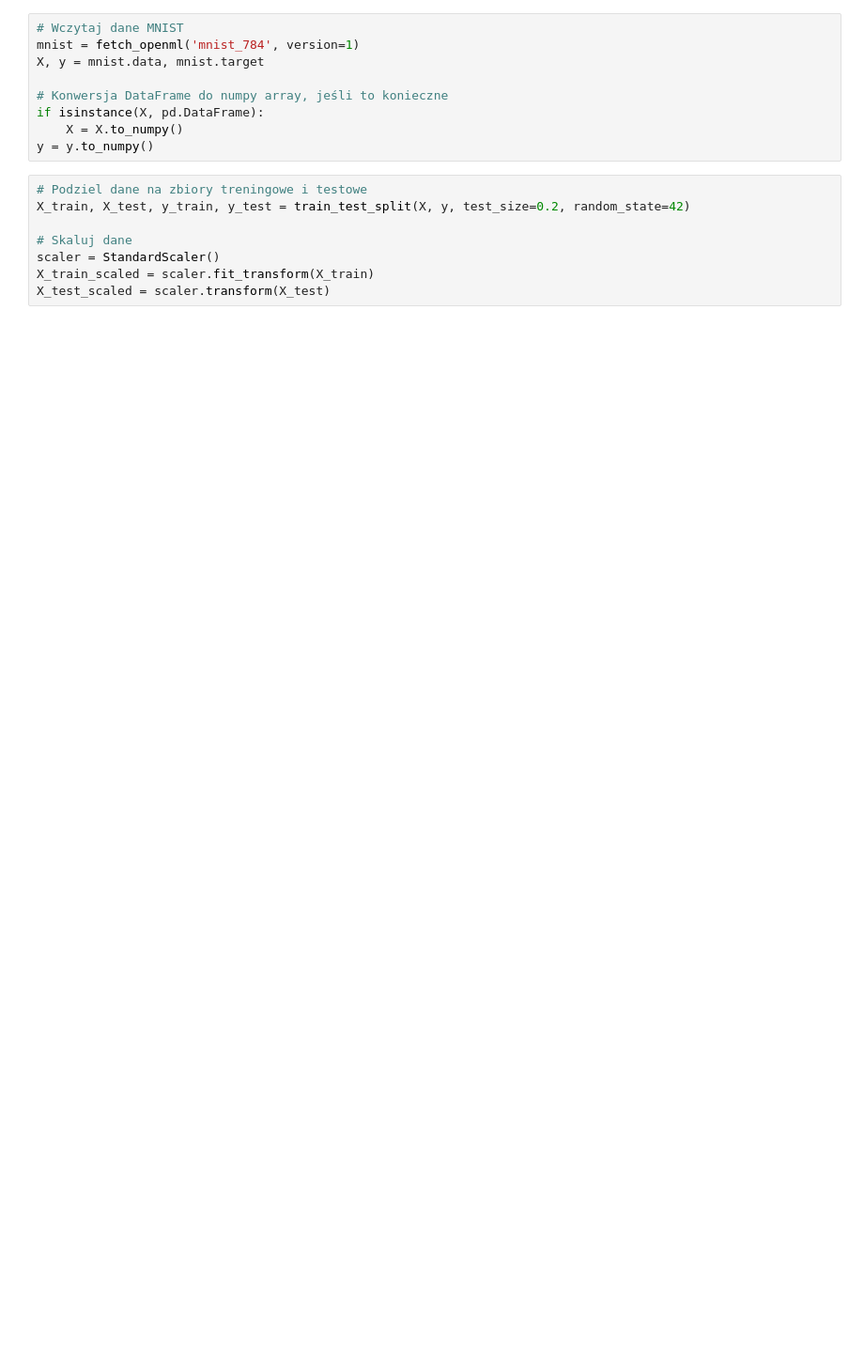
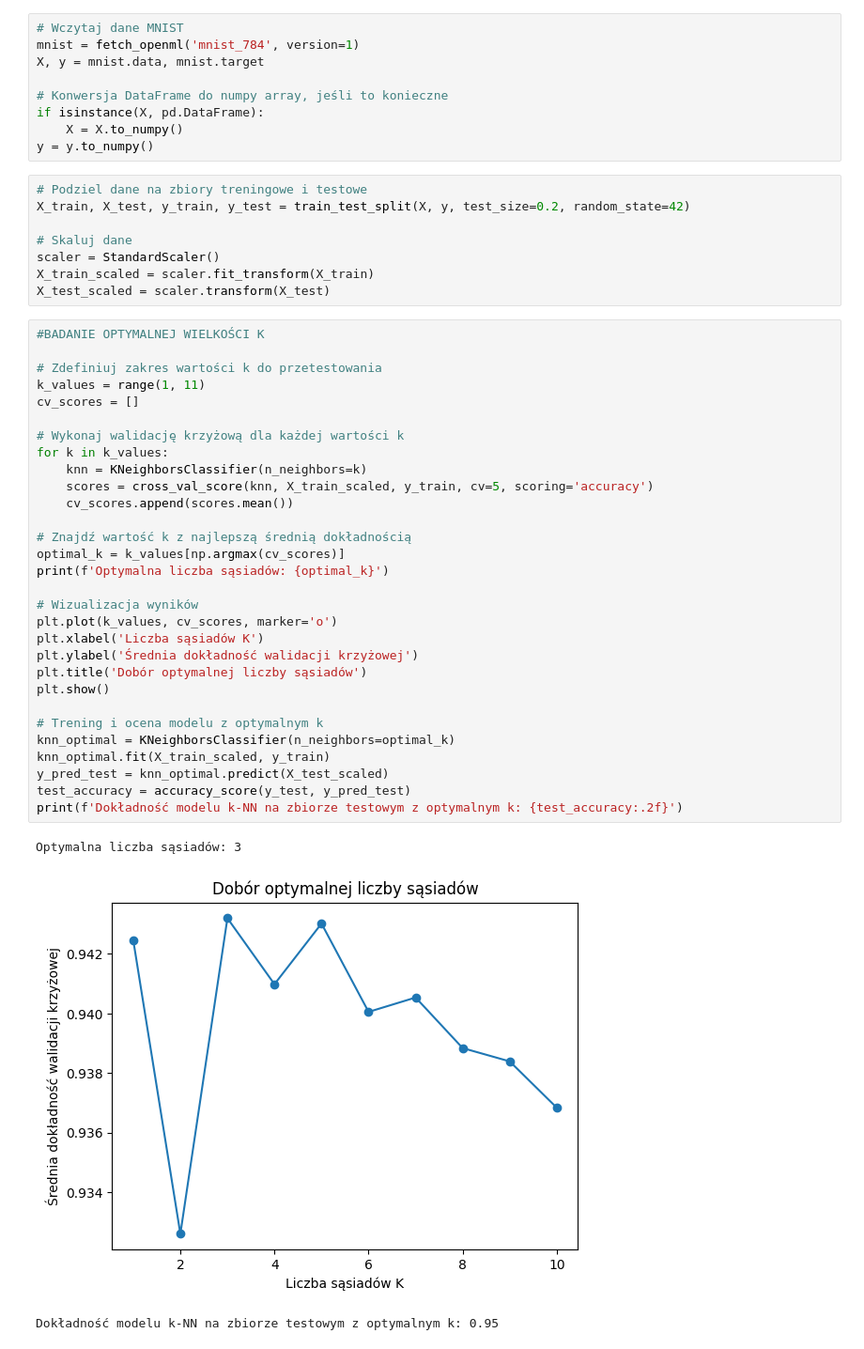
Before and after one commit to viceversaa/MNIST_by_KNN, a Jupyter notebook: MNISTbyKNN.ipynb, the cells around one changed output. Shown at 94% size. Saved outputs shown, nothing was run; the diff lists cells and outputs as text; blank space fills up the shorter version.

Commit message:
Aktualne badanie wartości k

```diff
--- a/MNISTbyKNN.ipynb
+++ b/MNISTbyKNN.ipynb
@@ -28,5 +28,39 @@ X_train, X_test, y_train, y_test = train_test_split(X, y, test_size=0.2, random_
 scaler = StandardScaler()
 X_train_scaled = scaler.fit_transform(X_train)
 X_test_scaled = scaler.transform(X_test)
+# %%
+#BADANIE OPTYMALNEJ WIELKOŚCI K
+
+# Zdefiniuj zakres wartości k do przetestowania
+k_values = range(1, 11)
+cv_scores = []
+
+# Wykonaj walidację krzyżową dla każdej wartości k
+for k in k_values:
+    knn = KNeighborsClassifier(n_neighbors=k)
+    scores = cross_val_score(knn, X_train_scaled, y_train, cv=5, scoring='accuracy')
+    cv_scores.append(scores.mean())
+
+# Znajdź wartość k z najlepszą średnią dokładnością
+optimal_k = k_values[np.argmax(cv_scores)]
+print(f'Optymalna liczba sąsiadów: {optimal_k}')
+
+# Wizualizacja wyników
+plt.plot(k_values, cv_scores, marker='o')
+plt.xlabel('Liczba sąsiadów K')
+plt.ylabel('Średnia dokładność walidacji krzyżowej')
+plt.title('Dobór optymalnej liczby sąsiadów')
+plt.show()
+
+# Trening i ocena modelu z optymalnym k
+knn_optimal = KNeighborsClassifier(n_neighbors=optimal_k)
+knn_optimal.fit(X_train_scaled, y_train)
+y_pred_test = knn_optimal.predict(X_test_scaled)
+test_accuracy = accuracy_score(y_test, y_pred_test)
+print(f'Dokładność modelu k-NN na zbiorze testowym z optymalnym k: {test_accuracy:.2f}')
+# %% [output]
+Optymalna liczba sąsiadów: 3
+[figure, added]
+Dokładność modelu k-NN na zbiorze testowym z optymalnym k: 0.95
 # %%
 # Utwórz i trenuj model k-NN
```
Also changed, not shown: parts of 4 cells of this notebook.
